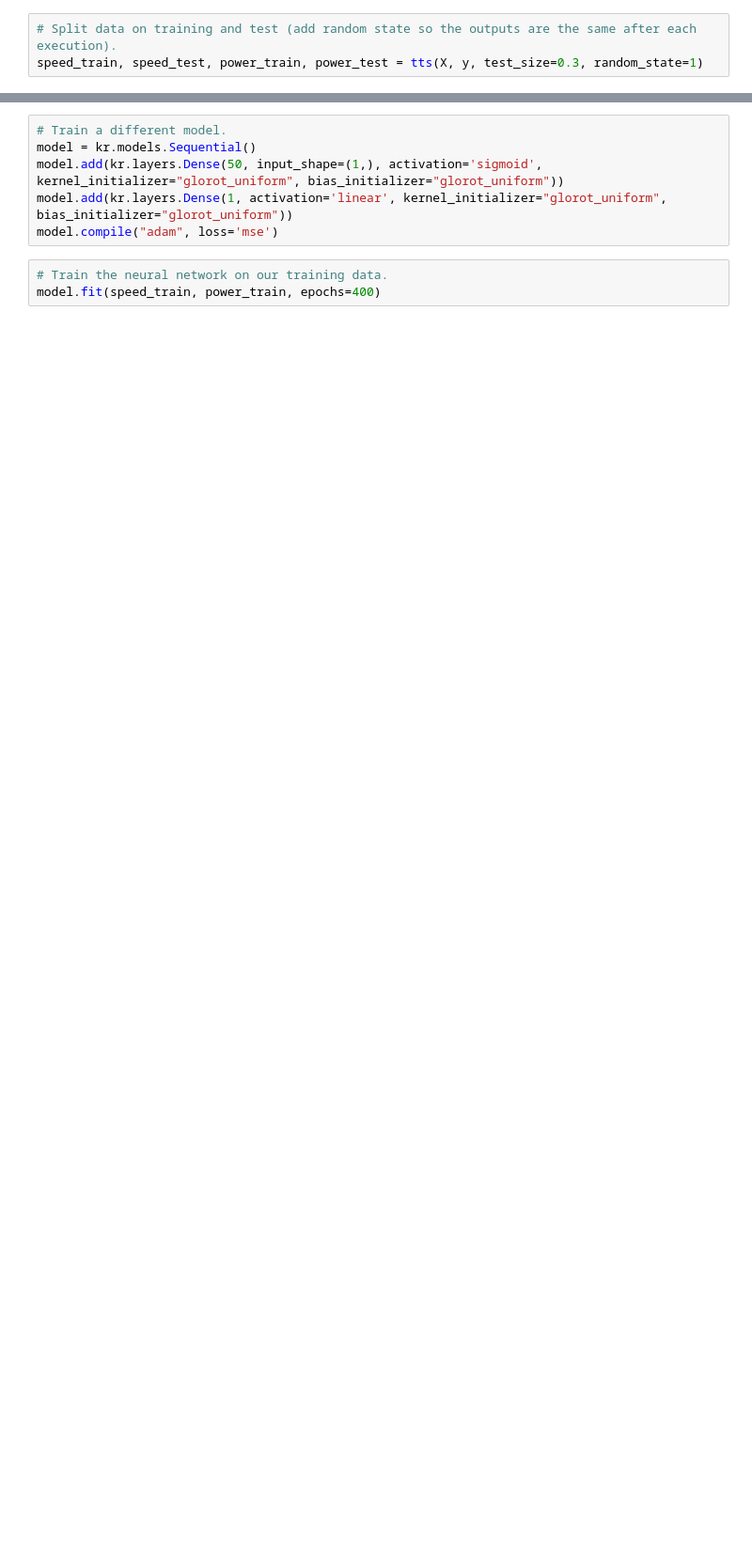
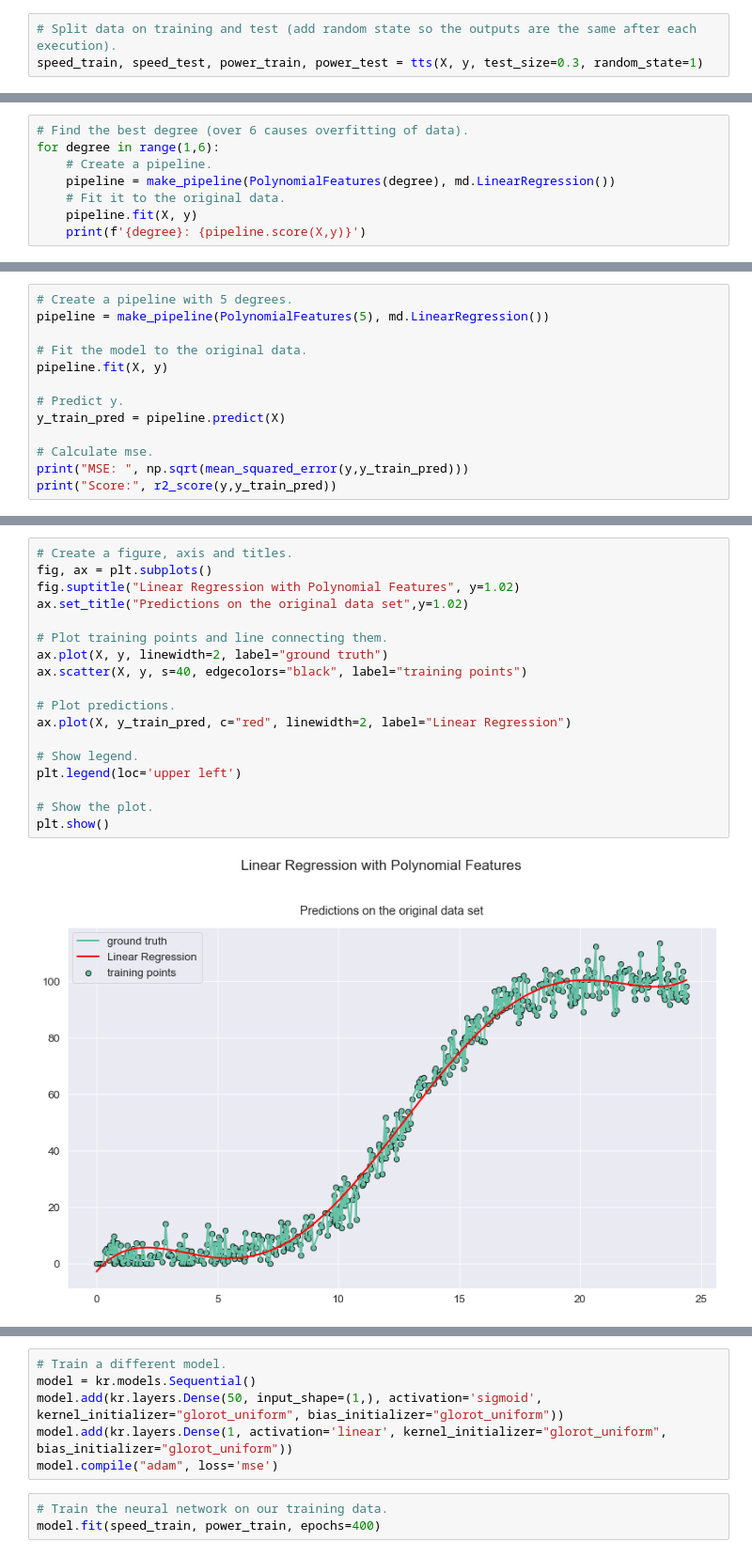
Before and after one commit to olgarozhdestvina/Machine-Learning-and-Statistics-Project, a Jupyter notebook: Power_production_model.ipynb, the cells around one changed output, grey strips where cells are left out. Shown at 94% size. Saved outputs shown, nothing was run; the diff lists cells and outputs as text; blank space fills up the shorter version.

```diff
--- a/Power_production_model.ipynb
+++ b/Power_production_model.ipynb
@@ -227,0 +228,8 @@ speed_train, speed_test, power_train, power_test = tts(X, y, test_size=0.3, rand
+# %%
+# Find the best degree (over 6 causes overfitting of data).
+for degree in range(1,6):
+    # Create a pipeline.
+    pipeline = make_pipeline(PolynomialFeatures(degree), md.LinearRegression())
+    # Fit it to the original data.
+    pipeline.fit(X, y)
+    print(f'{degree}: {pipeline.score(X,y)}')
@@ -227,0 +247,13 @@ speed_train, speed_test, power_train, power_test = tts(X, y, test_size=0.3, rand
+# %%
+# Create a pipeline with 5 degrees.
+pipeline = make_pipeline(PolynomialFeatures(5), md.LinearRegression())
+
+# Fit the model to the original data.
+pipeline.fit(X, y)
+
+# Predict y.
+y_train_pred = pipeline.predict(X)
+
+# Calculate mse.
+print("MSE: ", np.sqrt(mean_squared_error(y,y_train_pred)))
+print("Score:", r2_score(y,y_train_pred))
@@ -227,0 +267,20 @@ speed_train, speed_test, power_train, power_test = tts(X, y, test_size=0.3, rand
+# %%
+# Create a figure, axis and titles.
+fig, ax = plt.subplots()
+fig.suptitle("Linear Regression with Polynomial Features", y=1.02)
+ax.set_title("Predictions on the original data set",y=1.02)
+
+# Plot training points and line connecting them.
+ax.plot(X, y, linewidth=2, label="ground truth")
+ax.scatter(X, y, s=40, edgecolors="black", label="training points")
+
+# Plot predictions.
+ax.plot(X, y_train_pred, c="red", linewidth=2, label="Linear Regression")
+
+# Show legend.
+plt.legend(loc='upper left')
+
+# Show the plot.
+plt.show()
+# %% [output]
+[figure, added]
```
Also changed, not shown: parts of 37 cells of this notebook.
